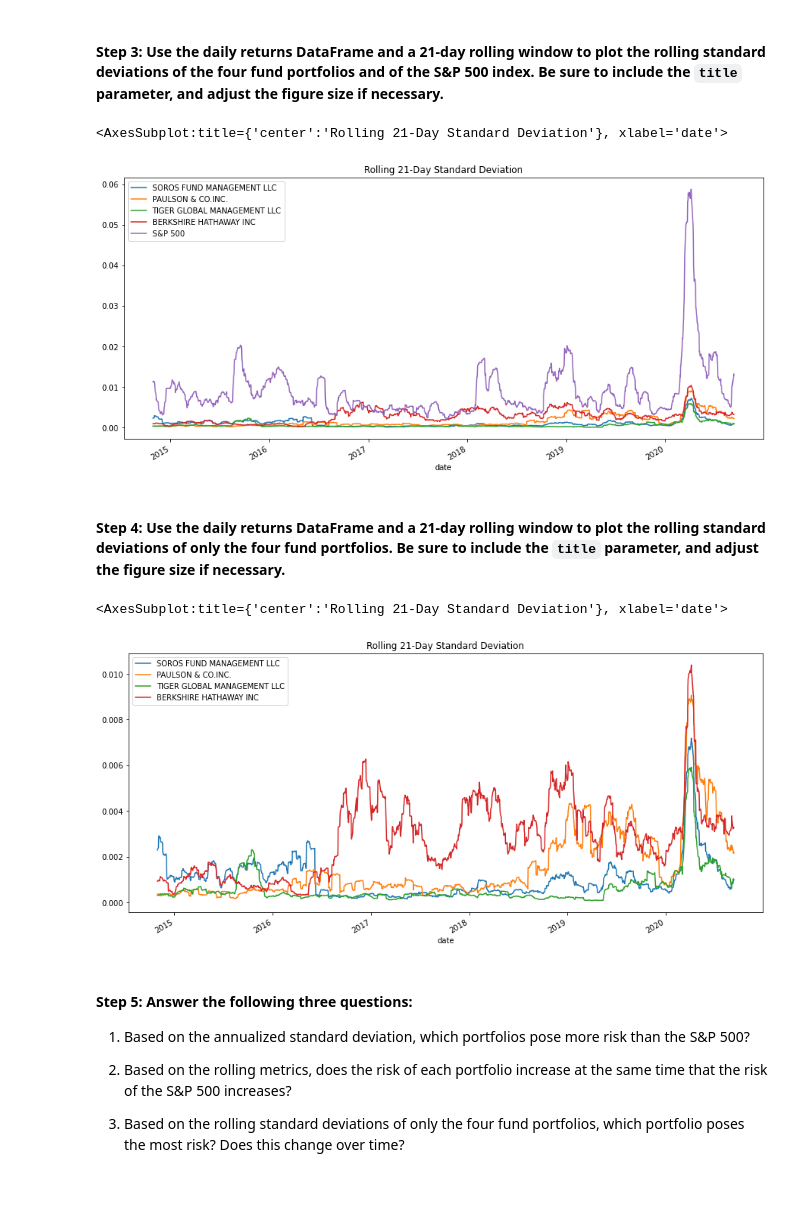
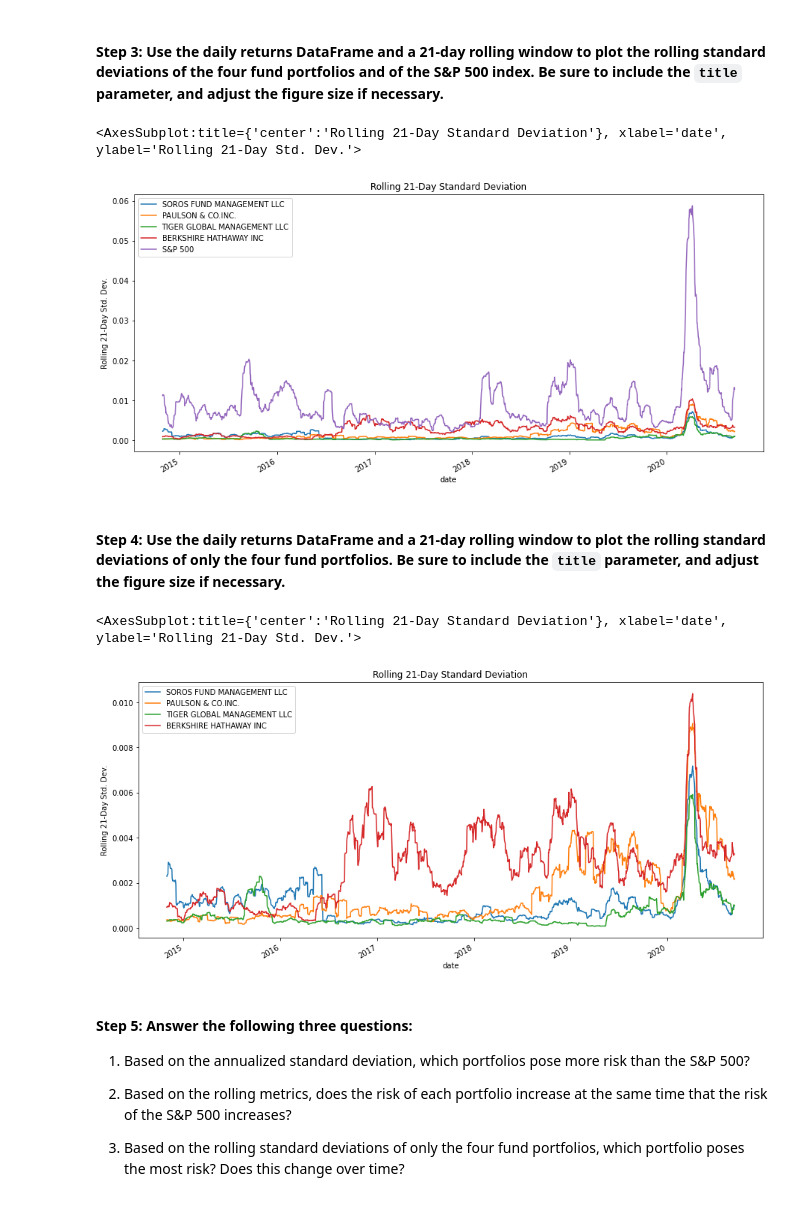
Before and after one commit to davidlp94/04_DLP_Risk_Return_Analysis, a Jupyter notebook: risk_return_analysis.ipynb, the cells around one changed output. Drawn from its saved outputs; the diff is of its cells as text; code cells hidden in the pictures.

```diff
--- a/risk_return_analysis.ipynb
+++ b/risk_return_analysis.ipynb
@@ -263,19 +263,19 @@ dtype: float64
 # Using the daily returns DataFrame and a 21-day rolling window,
 # plot the rolling standard deviation of the 4 portfolios and the S&P 500
 # Include a title parameter and adjust the figure size
-daily_returns.rolling(window=21).std().plot(figsize=(15, 7), title='Rolling 21-Day Standard Deviation')
+daily_returns.rolling(window=21).std().plot(figsize=(15, 7), title='Rolling 21-Day Standard Deviation', ylabel='Rolling 21-Day Std. Dev.')
 # %% [output]
-<AxesSubplot:title={'center':'Rolling 21-Day Standard Deviation'}, xlabel='date'>
+<AxesSubplot:title={'center':'Rolling 21-Day Standard Deviation'}, xlabel='date', ylabel='Rolling 21-Day Std. Dev.'>
-[figure, old version]
+[figure, new version]
 # %% [markdown]
 #### Step 4: Use the daily returns DataFrame and a 21-day rolling window to plot the rolling standard deviations of only the four fund portfolios. Be sure to include the `title` parameter, and adjust the figure size if necessary.
 # %%
 # Using the daily return data and a 21-day rolling window, plot the rolling standard deviation of just the 4 portfolios.
 # Include a title parameter and adjust the figure size
-daily_return_whale_funds.rolling(window=21).std().plot(figsize=(15, 7), title='Rolling 21-Day Standard Deviation')
+daily_return_whale_funds.rolling(window=21).std().plot(figsize=(15, 7), title='Rolling 21-Day Standard Deviation', ylabel='Rolling 21-Day Std. Dev.')
 # %% [output]
-<AxesSubplot:title={'center':'Rolling 21-Day Standard Deviation'}, xlabel='date'>
+<AxesSubplot:title={'center':'Rolling 21-Day Standard Deviation'}, xlabel='date', ylabel='Rolling 21-Day Std. Dev.'>
-[figure, old version]
+[figure, new version]
 # %% [markdown]
 #### Step 5: Answer the following three questions:
 
```
Also changed, not shown: parts of 14 cells of this notebook.
